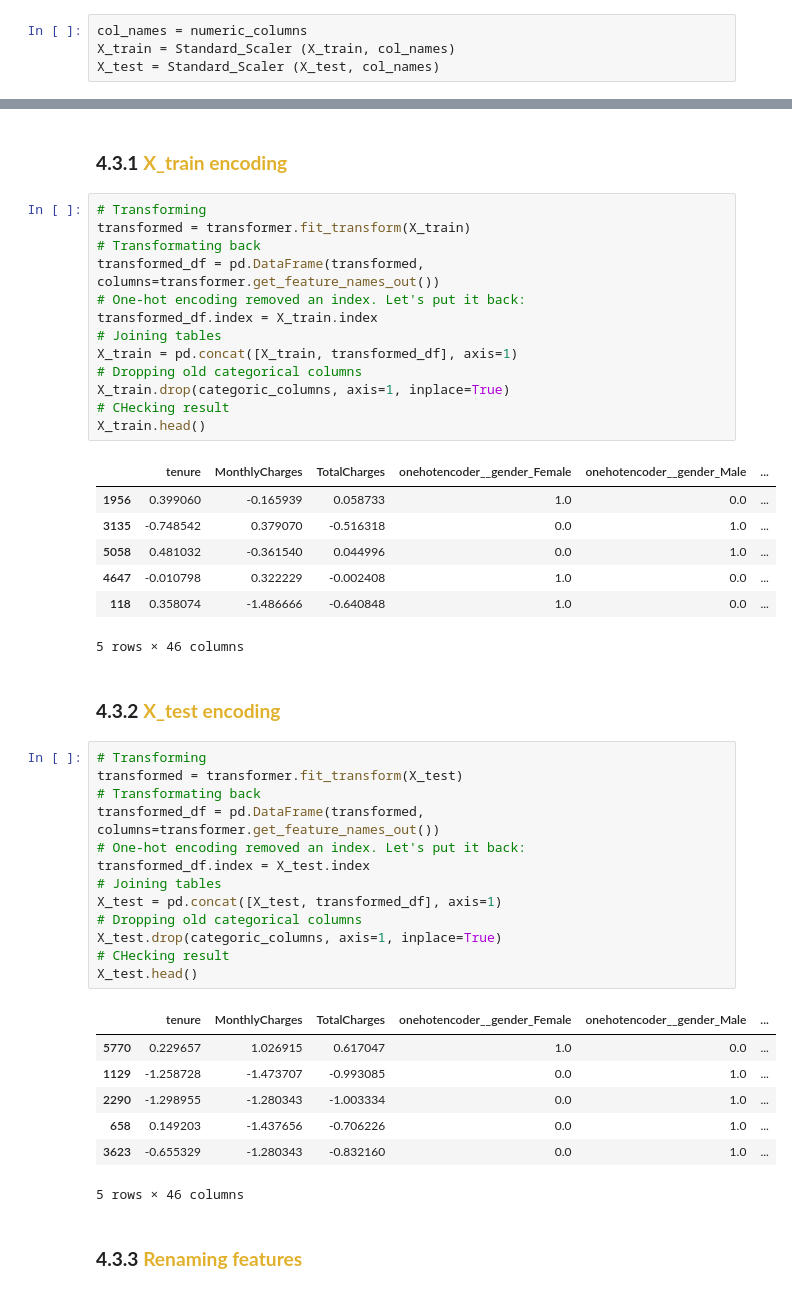
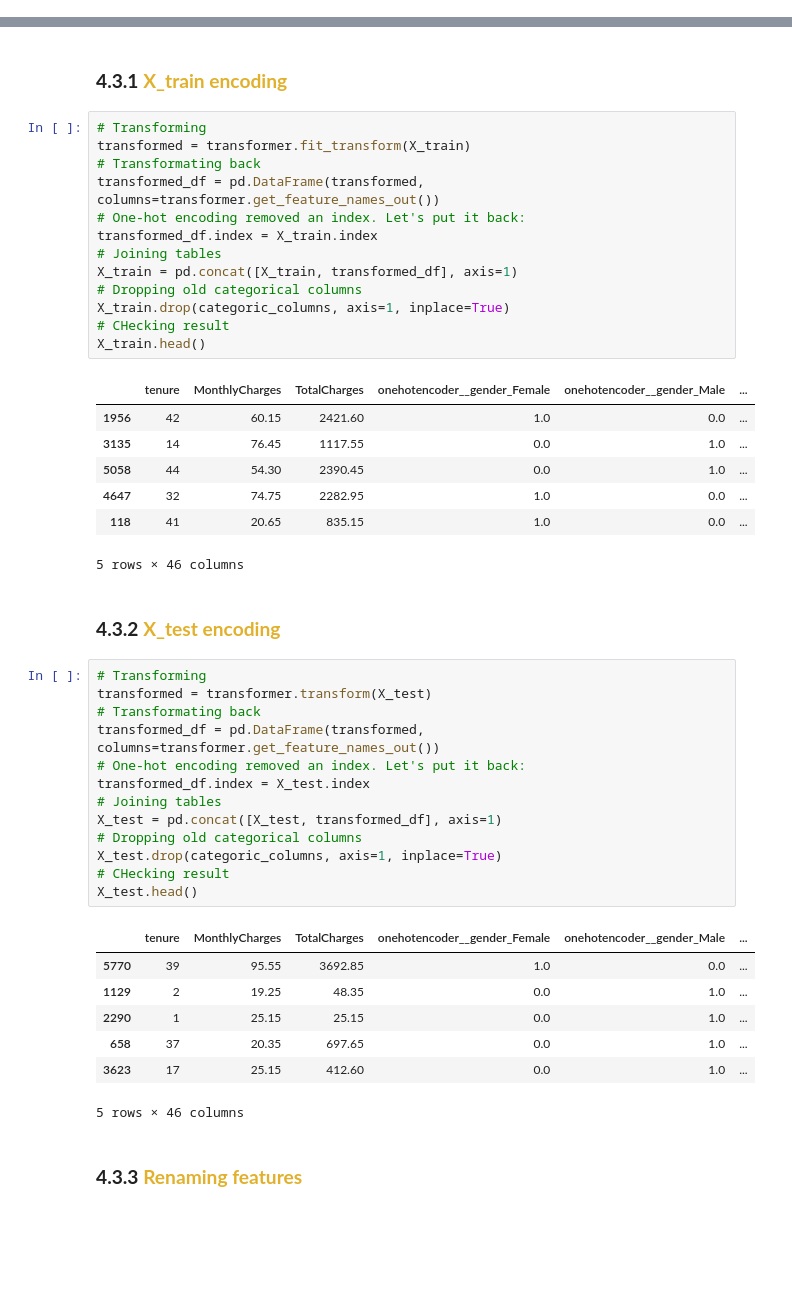
Before and after one commit to MarcinRutecki/Data-Science-Tools, a Jupyter notebook: one-hot-encoding-everything-you-need-to-know.ipynb, the cells around one changed output, grey strips where cells are left out. Drawn from its saved outputs; the diff is of its cells as text; blank space fills up the shorter version.

```diff
--- a/one-hot-encoding-everything-you-need-to-know.ipynb
+++ b/one-hot-encoding-everything-you-need-to-know.ipynb
@@ -517,4 +505,0 @@ def Standard_Scaler (df, col_names):
-# %%
-col_names = numeric_columns
-X_train = Standard_Scaler (X_train, col_names)
-X_test = Standard_Scaler (X_test, col_names)
@@ -554,35 +552,35 @@ X_train.drop(categoric_columns, axis=1, inplace=True)
 X_train.head()
 # %% [output]
 |  | tenure | MonthlyCharges | TotalCharges | onehotencoder__gender_Female | onehotencoder__gender_Male | ... |
-| 1956 | 0.399060 | -0.165939 | 0.058733 | 1.0 | 0.0 | ... |
-| 3135 | -0.748542 | 0.379070 | -0.516318 | 0.0 | 1.0 | ... |
-| 5058 | 0.481032 | -0.361540 | 0.044996 | 0.0 | 1.0 | ... |
-| 4647 | -0.010798 | 0.322229 | -0.002408 | 1.0 | 0.0 | ... |
-| 118 | 0.358074 | -1.486666 | -0.640848 | 1.0 | 0.0 | ... |
+| 1956 | 42 | 60.15 | 2421.60 | 1.0 | 0.0 | ... |
+| 3135 | 14 | 76.45 | 1117.55 | 0.0 | 1.0 | ... |
+| 5058 | 44 | 54.30 | 2390.45 | 0.0 | 1.0 | ... |
+| 4647 | 32 | 74.75 | 2282.95 | 1.0 | 0.0 | ... |
+| 118 | 41 | 20.65 | 835.15 | 1.0 | 0.0 | ... |
 5 rows × 46 columns
 # %% [markdown]
 <a id="4.3.2"></a>
 ### <b>4.3.2 <span style='color:#E1B12D'>X_test encoding</span></b>
 # %%
 # Transforming
-transformed = transformer.fit_transform(X_test)
+transformed = transformer.transform(X_test)
 # Transformating back
 transformed_df = pd.DataFrame(transformed, columns=transformer.get_feature_names_out())
 # One-hot encoding removed an index. Let's put it back:
 transformed_df.index = X_test.index
 # Joining tables
 X_test = pd.concat([X_test, transformed_df], axis=1)
 # Dropping old categorical columns
 X_test.drop(categoric_columns, axis=1, inplace=True)
 # CHecking result
 X_test.head()
 # %% [output]
 |  | tenure | MonthlyCharges | TotalCharges | onehotencoder__gender_Female | onehotencoder__gender_Male | ... |
-| 5770 | 0.229657 | 1.026915 | 0.617047 | 1.0 | 0.0 | ... |
-| 1129 | -1.258728 | -1.473707 | -0.993085 | 0.0 | 1.0 | ... |
-| 2290 | -1.298955 | -1.280343 | -1.003334 | 0.0 | 1.0 | ... |
-| 658 | 0.149203 | -1.437656 | -0.706226 | 0.0 | 1.0 | ... |
-| 3623 | -0.655329 | -1.280343 | -0.832160 | 0.0 | 1.0 | ... |
+| 5770 | 39 | 95.55 | 3692.85 | 1.0 | 0.0 | ... |
+| 1129 | 2 | 19.25 | 48.35 | 0.0 | 1.0 | ... |
+| 2290 | 1 | 25.15 | 25.15 | 0.0 | 1.0 | ... |
+| 658 | 37 | 20.35 | 697.65 | 0.0 | 1.0 | ... |
+| 3623 | 17 | 25.15 | 412.60 | 0.0 | 1.0 | ... |
 5 rows × 46 columns
 # %% [markdown]
 <a id="4.3.3"></a>
```
Also changed, not shown: parts of 4 cells of this notebook.
